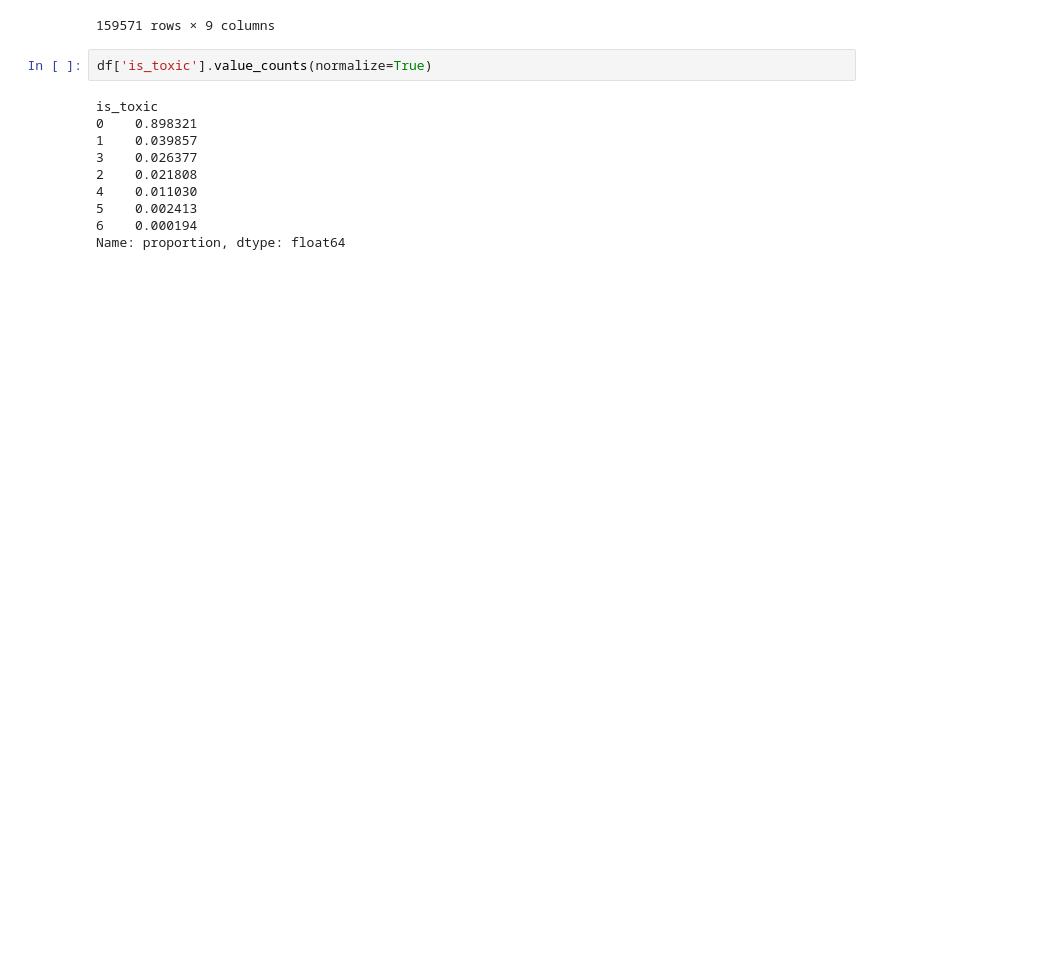
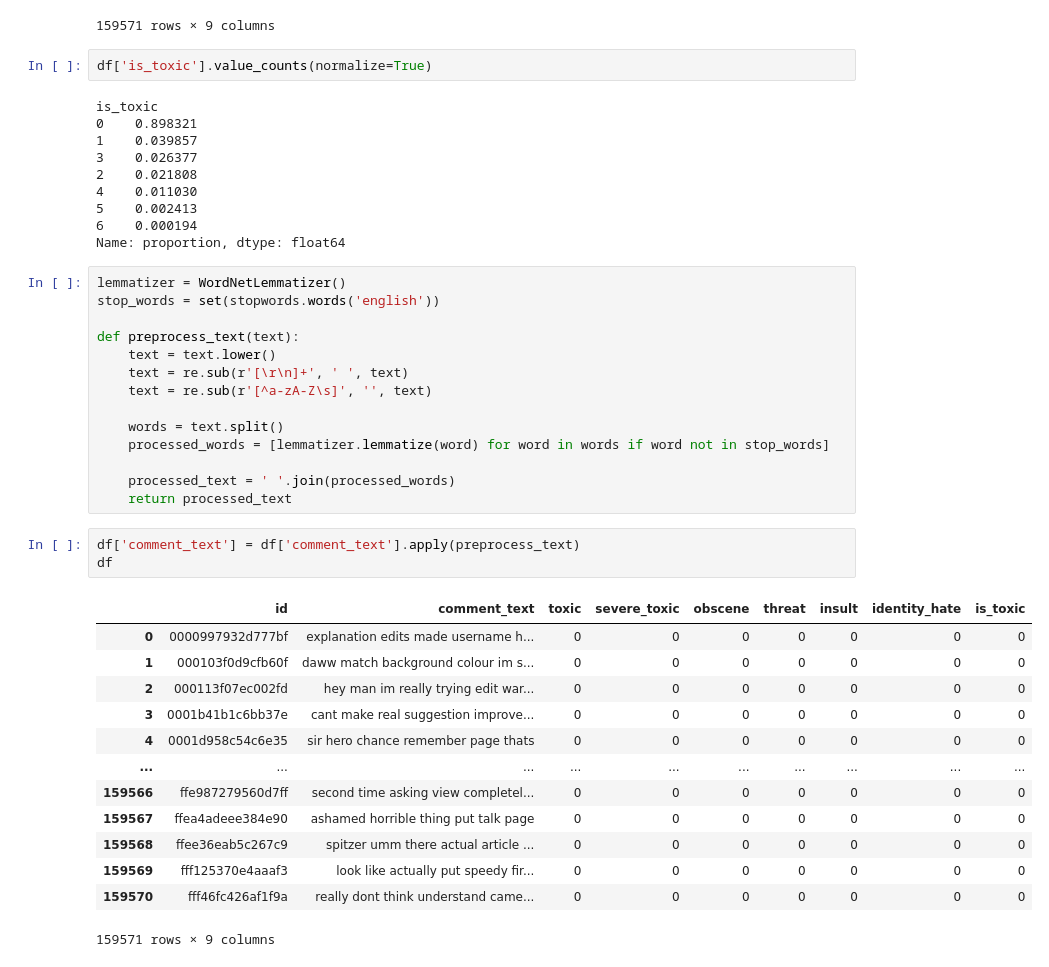
Before and after one commit to dnsshplk/Comment-SentAn, a Jupyter notebook: EDA.ipynb, the cells around one changed output. Drawn from its saved outputs; the diff is of its cells as text; blank space fills up the shorter version.

```diff
--- a/EDA.ipynb
+++ b/EDA.ipynb
@@ -54,3 +69,34 @@ is_toxic
 5    0.002413
 6    0.000194
 Name: proportion, dtype: float64
+# %%
+lemmatizer = WordNetLemmatizer()
+stop_words = set(stopwords.words('english'))
+
+def preprocess_text(text):
+    text = text.lower()
+    text = re.sub(r'[\r\n]+', ' ', text)
+    text = re.sub(r'[^a-zA-Z\s]', '', text)
+
+    words = text.split()
+    processed_words = [lemmatizer.lemmatize(word) for word in words if word not in stop_words]
+
+    processed_text = ' '.join(processed_words)
+    return processed_text
+# %%
+df['comment_text'] = df['comment_text'].apply(preprocess_text)
+df
+# %% [output]
+|  | id | comment_text | toxic | severe_toxic | obscene | threat | insult | identity_hate | is_toxic |
+| 0 | 0000997932d777bf | explanation edits made username h... | 0 | 0 | 0 | 0 | 0 | 0 | 0 |
+| 1 | 000103f0d9cfb60f | daww match background colour im s... | 0 | 0 | 0 | 0 | 0 | 0 | 0 |
+| 2 | 000113f07ec002fd | hey man im really trying edit war... | 0 | 0 | 0 | 0 | 0 | 0 | 0 |
+| 3 | 0001b41b1c6bb37e | cant make real suggestion improve... | 0 | 0 | 0 | 0 | 0 | 0 | 0 |
+| 4 | 0001d958c54c6e35 | sir hero chance remember page thats | 0 | 0 | 0 | 0 | 0 | 0 | 0 |
+| ... | ... | ... | ... | ... | ... | ... | ... | ... | ... |
+| 159566 | ffe987279560d7ff | second time asking view completel... | 0 | 0 | 0 | 0 | 0 | 0 | 0 |
+| 159567 | ffea4adeee384e90 | ashamed horrible thing put talk page | 0 | 0 | 0 | 0 | 0 | 0 | 0 |
+| 159568 | ffee36eab5c267c9 | spitzer umm there actual article ... | 0 | 0 | 0 | 0 | 0 | 0 | 0 |
+| 159569 | fff125370e4aaaf3 | look like actually put speedy fir... | 0 | 0 | 0 | 0 | 0 | 0 | 0 |
+| 159570 | fff46fc426af1f9a | really dont think understand came... | 0 | 0 | 0 | 0 | 0 | 0 | 0 |
+159571 rows × 9 columns
```
Also changed, not shown: parts of 10 cells of this notebook, 1 other file.
